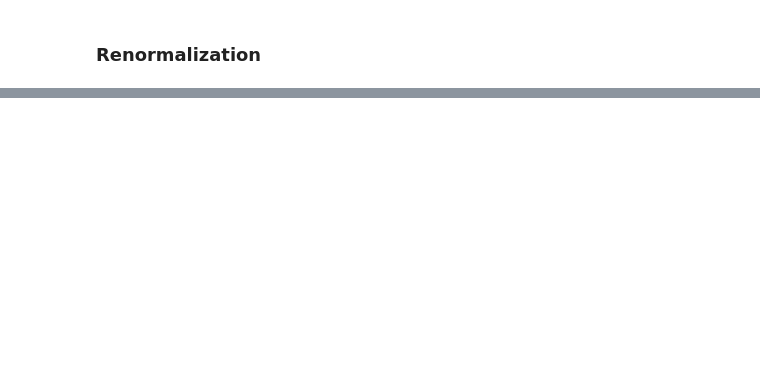
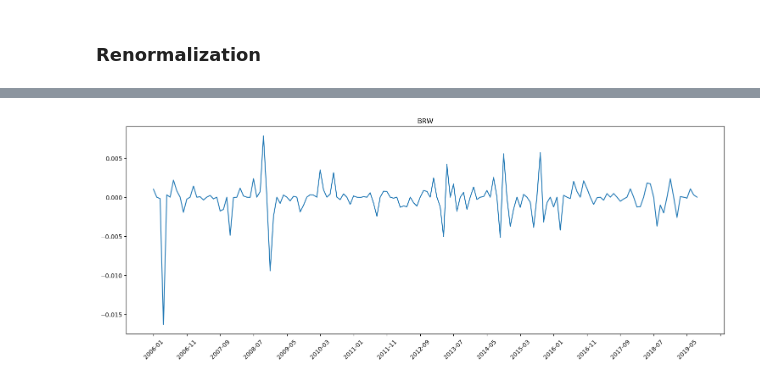
Before and after one commit to araujogab/Monetary-Shocks, a Jupyter notebook: Brasil/BRW/BRW_BR.ipynb, the cells around one changed output, grey strips where cells are left out. Saved outputs shown, nothing was run; the diff lists cells and outputs as text; code cells hidden in the pictures; blank space fills up the shorter version.

```diff
--- a/Brasil/BRW/BRW_BR.ipynb
+++ b/Brasil/BRW/BRW_BR.ipynb
@@ -336,6 +302,6 @@ subset_data.to_excel(output_file, index=False)
 # %%
 # Definir a data de início e a data de término
-start_date = pd.to_datetime("1994-01-01")
+start_date = pd.to_datetime("2006-01-01")
 end_date = pd.to_datetime("2019-09-01")  # Especifique a data de término desejada
 
 # Criar um intervalo de datas mensais até a data de término
@@ -347,6 +313,13 @@ data_monthly = pd.DataFrame({'mdate': date_range})
 # Formatar as datas no estilo "1994-02"
 data_monthly['mdate'] = data_monthly['mdate'].dt.strftime('%Y-%m')
 
+columns = data_complete[['mdate', 'BRW_daily']]
+
+columns['mdate'] = columns['mdate'].dt.strftime('%Y-%m')
+data_monthly = data_monthly.merge(columns, on='mdate', how='left')
+data_monthly['BRW_daily'].fillna(0, inplace=True)
+
+
 # Imprimir as primeiras linhas do DataFrame
-print(data_monthly.head())
+print(data_monthly)
 # %% [output]
@@ -374,0 +345,17 @@ data_complete
+# %%
+# Converter valores do tipo Period para datetime
+mdate_values = data_monthly["mdate"]
+new_shock_values = data_monthly["BRW_daily"]
+
+# Criar um gráfico de linha
+plt.figure(figsize=(15, 6))
+plt.plot(mdate_values, new_shock_values)
+plt.title("BRW")
+ax = plt.gca()
+ax.xaxis.set_major_locator(MaxNLocator(nbins=20))
+plt.xticks(rotation=45)
+plt.grid(False)
+plt.tight_layout()
+plt.show()
+# %% [output]
+[figure, added]
```
Also changed, not shown: parts of 18 cells of this notebook.
